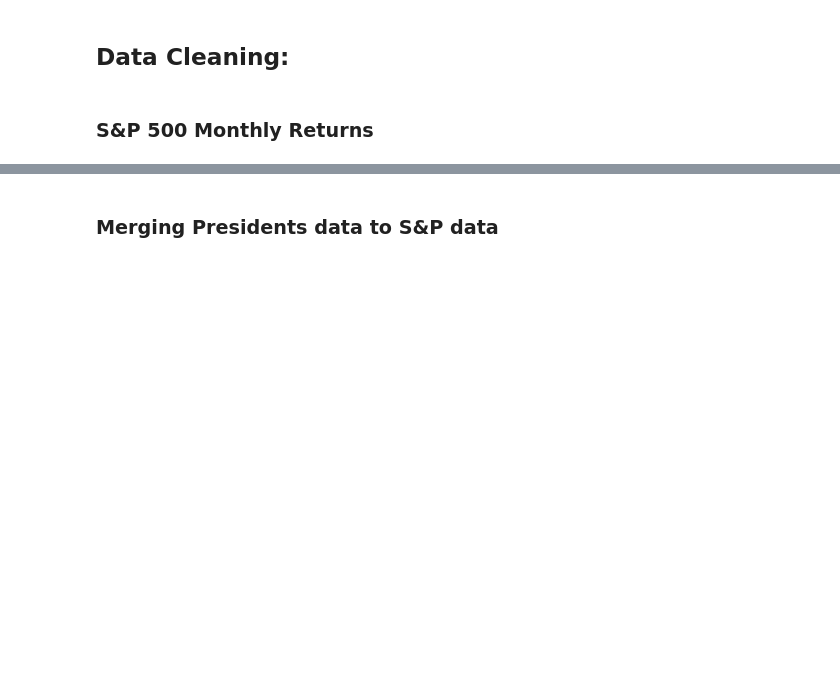
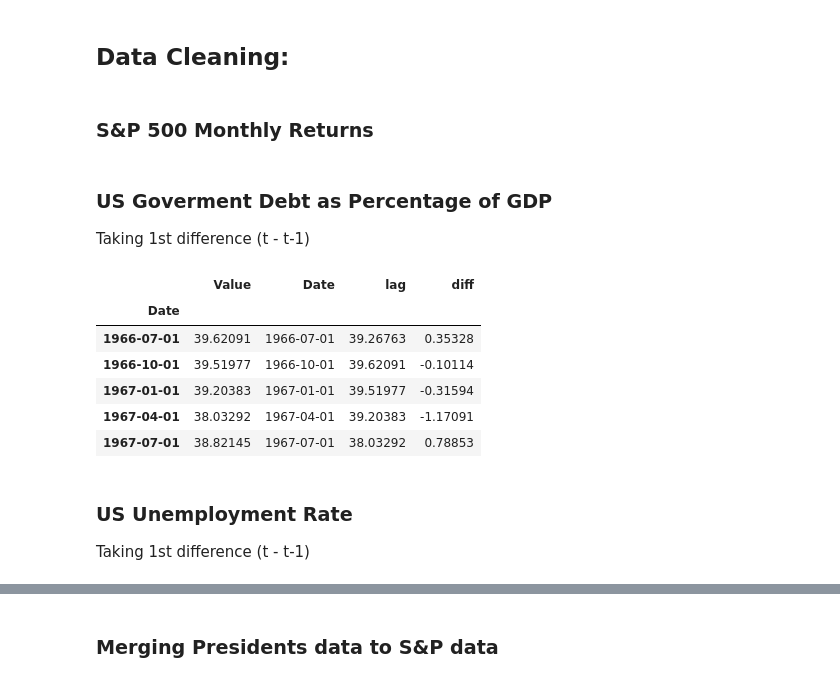
Before and after one commit to Carterbouley/mod_3_project, a Jupyter notebook: DONT_TOUCH.ipynb, the cells around one changed output, grey strips where cells are left out. Cells and saved outputs as stored; diff of their text form; code cells hidden in the pictures; blank space fills up the shorter version.

```diff
--- a/DONT_TOUCH.ipynb
+++ b/DONT_TOUCH.ipynb
@@ -60,3 +60,7 @@ sp.drop(to_drop.index, axis=0, inplace=True)
 
 # The S&P monthly returns is simply the rate of change between months ((t - t-1)/t-1)*100
 sp['monthly_return_per'] = ((sp['S&P Composite']-sp['lag'])/sp['lag'])*100
+# %% [markdown]
+### US Goverment Debt as Percentage of GDP
+
+Taking 1st difference (t - t-1)
@@ -62,0 +72,16 @@ sp['monthly_return_per'] = ((sp['S&P Composite']-sp['lag'])/sp['lag'])*100
+# %%
+debt['diff'] = debt['Value'] - debt['lag']
+
+debt.head()
+# %% [output]
+|  | Value | Date | lag | diff |
+| Date |  |  |  |  |
+| 1966-07-01 | 39.62091 | 1966-07-01 | 39.26763 | 0.35328 |
+| 1966-10-01 | 39.51977 | 1966-10-01 | 39.62091 | -0.10114 |
+| 1967-01-01 | 39.20383 | 1967-01-01 | 39.51977 | -0.31594 |
+| 1967-04-01 | 38.03292 | 1967-04-01 | 39.20383 | -1.17091 |
+| 1967-07-01 | 38.82145 | 1967-07-01 | 38.03292 | 0.78853 |
+# %% [markdown]
+### US Unemployment Rate
+
+Taking 1st difference (t - t-1)
```
Also changed, not shown: parts of 12 cells of this notebook.
